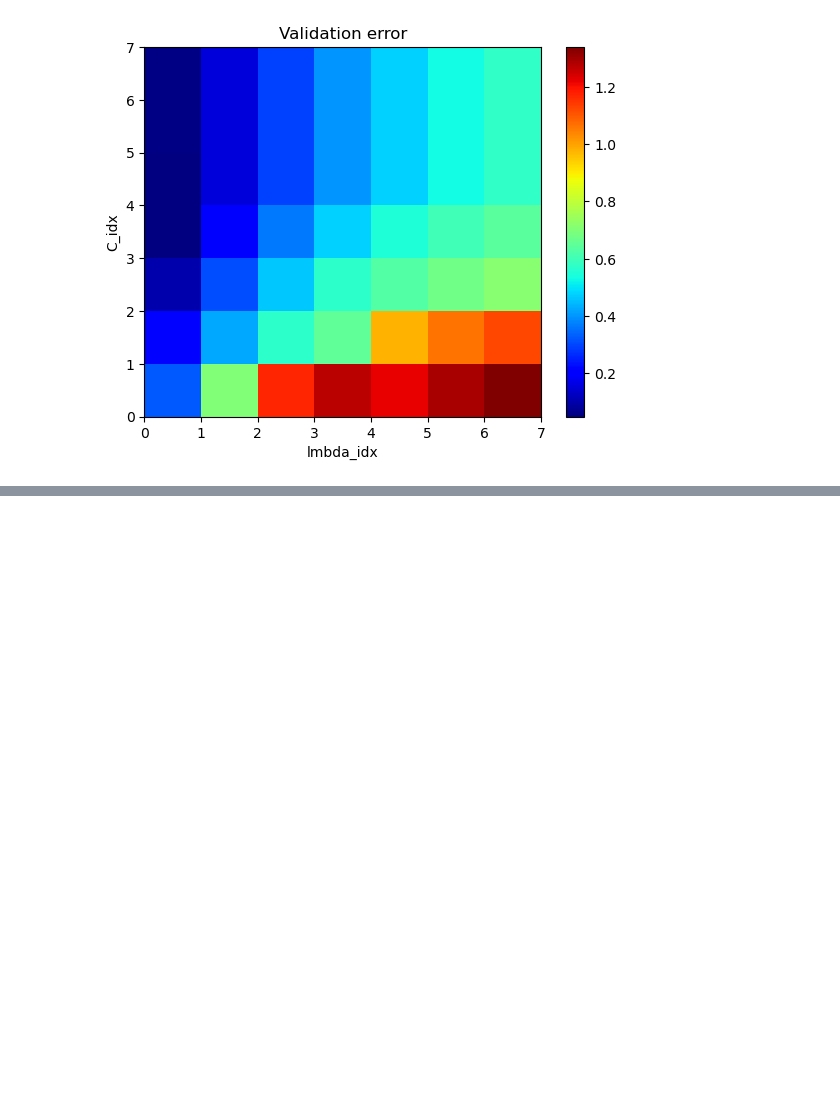
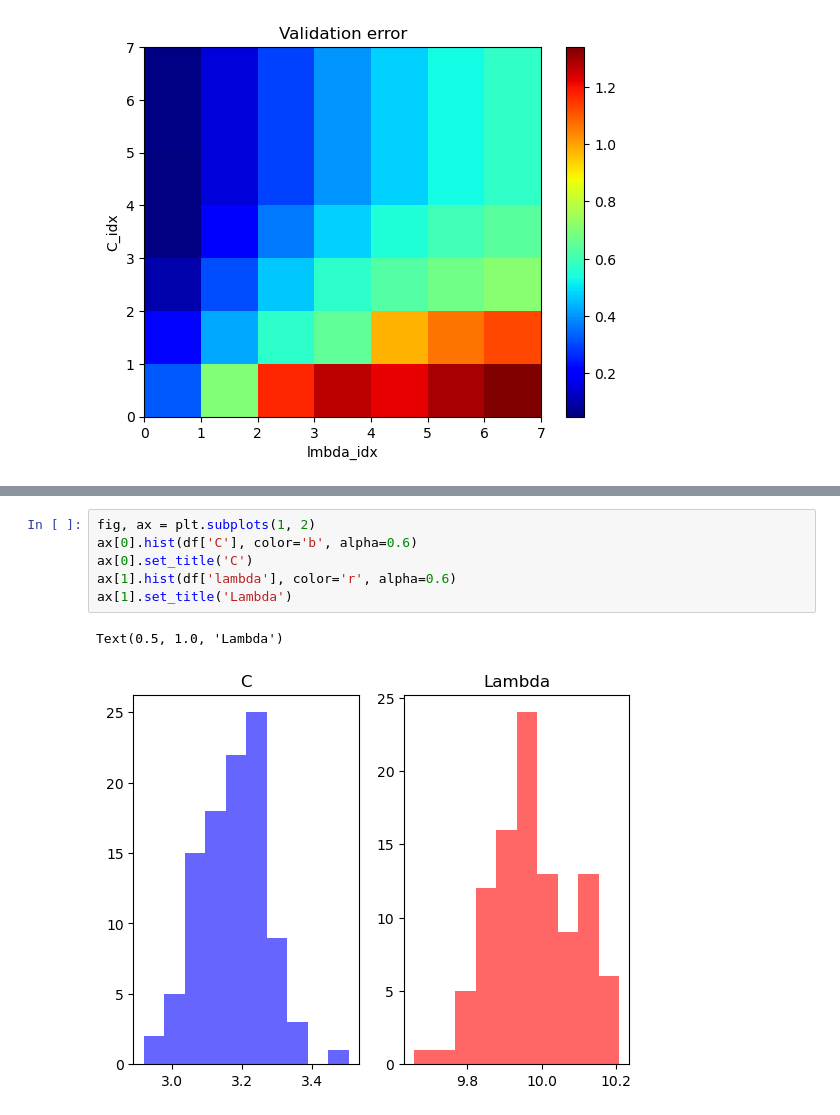
Before and after one commit to eirikbaekkelund/Applied-ML, a Jupyter notebook: cw2/Coursework_2.ipynb, the cells around one changed output, grey strips where cells are left out. Saved outputs shown, nothing was run; the diff lists cells and outputs as text; blank space fills up the shorter version.

```diff
--- a/cw2/Coursework_2.ipynb
+++ b/cw2/Coursework_2.ipynb
@@ -413,0 +513,9 @@ plt.title("Validation error");
+# %%
+fig, ax = plt.subplots(1, 2)
+ax[0].hist(df['C'], color='b', alpha=0.6)
+ax[0].set_title('C')
+ax[1].hist(df['lambda'], color='r', alpha=0.6)
+ax[1].set_title('Lambda')
+# %% [output]
+Text(0.5, 1.0, 'Lambda')
+[figure, added]
```
Also changed, not shown: parts of 8 cells of this notebook.
